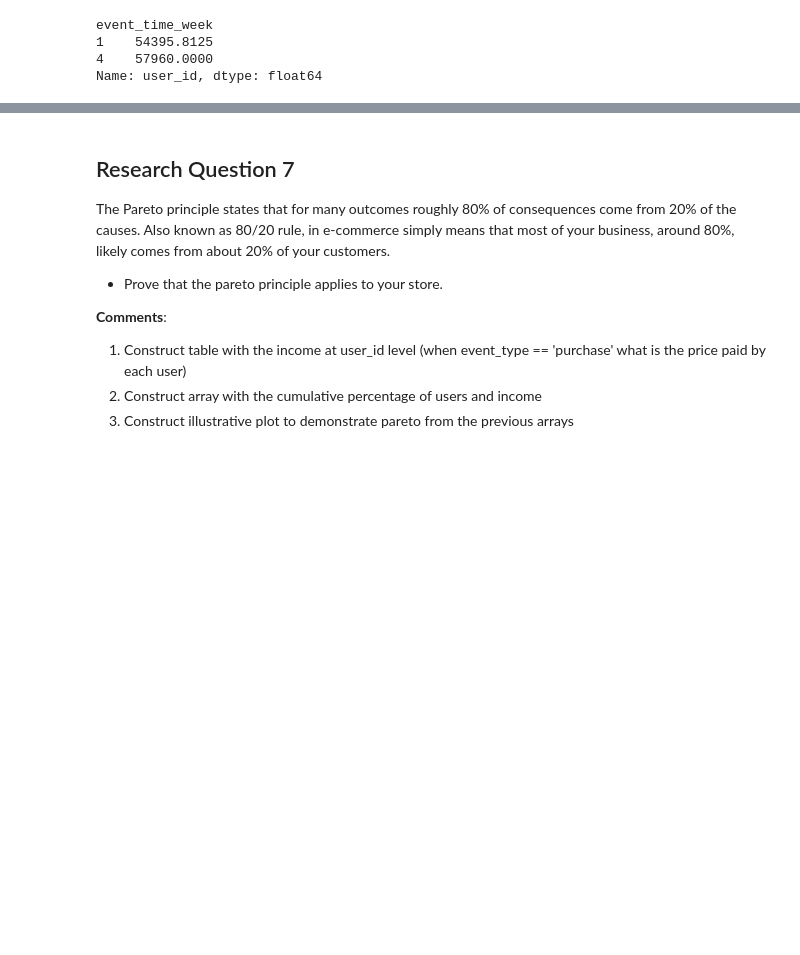
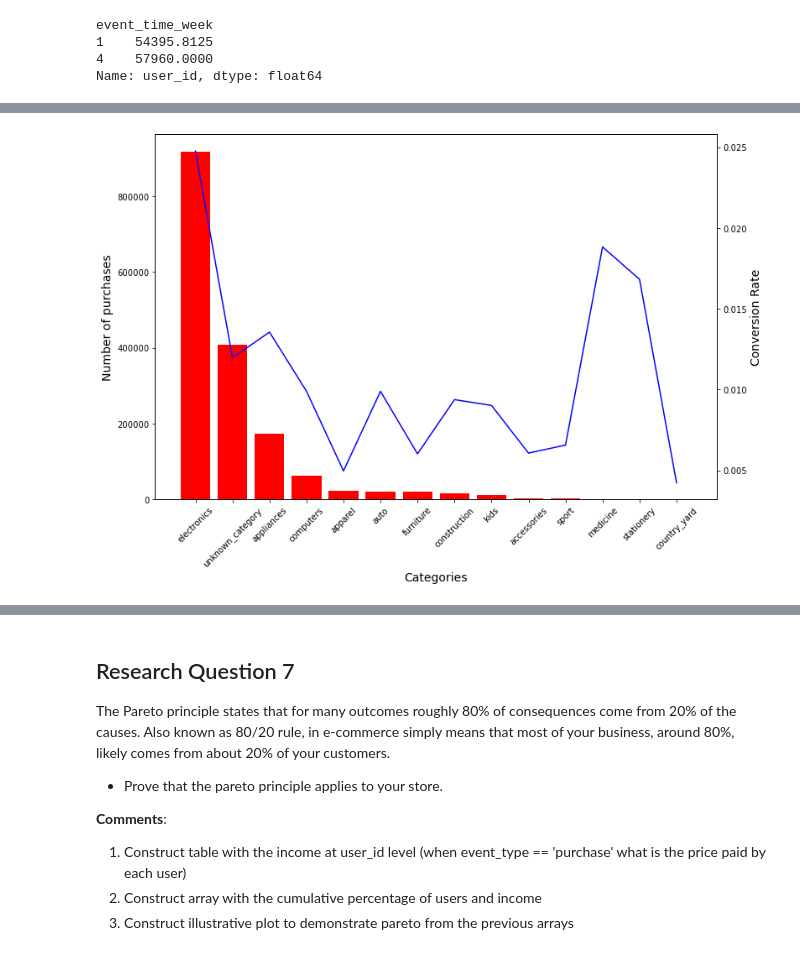
Before and after one commit to ADM-Homework-2/Homework_2, a Jupyter notebook: Main.ipynb, the cells around one changed output, grey strips where cells are left out. Drawn from its saved outputs; the diff is of its cells as text; code cells hidden in the pictures; blank space fills up the shorter version.

```diff
--- a/Main.ipynb
+++ b/Main.ipynb
@@ -393,0 +394,19 @@ Name: purchase_rate, Length: 618, dtype: float64
+# %%
+import matplotlib.pyplot as plt
+fig, ax = plt.subplots(figsize=(12,8))
+# make a plot
+ax.bar(tot.index, tot.purchase_count, color="red")
+# set x-axis label
+ax.set_xlabel("Categories", fontsize=14)
+plt.xticks(rotation=45)
+# set y-axis label
+ax.set_ylabel("Number of purchases", fontsize=14)
+
+# twin object for two different y-axis on the sample plot
+ax2 = ax.twinx()
+# make a plot with different y-axis using second axis object
+ax2.plot(tot.index, tot.conversion_rate, color="blue")
+ax2.set_ylabel("Conversion Rate", fontsize=14)
+plt.show()
+# %% [output]
+[figure, added]
```
Also changed, not shown: parts of 23 cells of this notebook, 1 other file.
